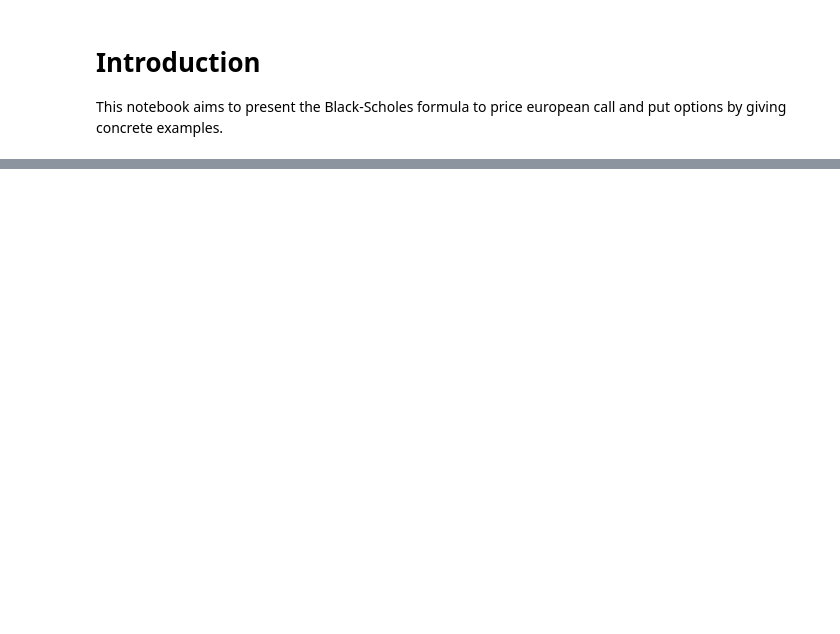
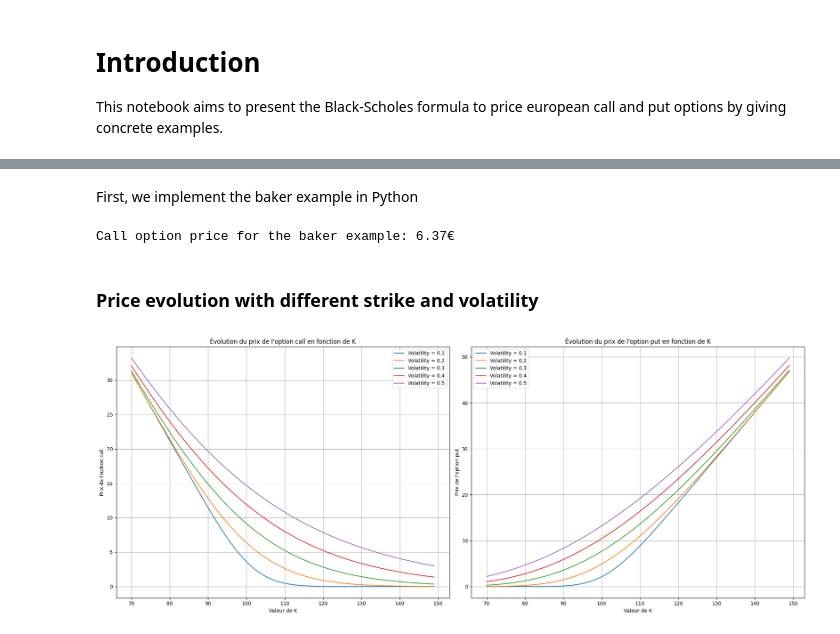
Before and after one commit to AmbroiseTHIBAULT/survey-ML-finance, a Jupyter notebook: options_pricing/notebooks/presentation_bs_formula.ipynb, the cells around one changed output, grey strips where cells are left out. Cells and saved outputs as stored; diff of their text form; code cells hidden in the pictures; blank space fills up the shorter version.

Commit message:
implement function to price call & put options and plotting price evolution for different values of K, vol and T

```diff
--- a/options_pricing/notebooks/presentation_bs_formula.ipynb
+++ b/options_pricing/notebooks/presentation_bs_formula.ipynb
@@ -178,0 +199,58 @@ So the price of our the call option, i.e the price to enter the contract, under
+# %%
+def bs_options_pricing(S, K, r, T, sigma, option_type='c'):
+    d1 = (np.log(S / K) + (r + 0.5 * sigma ** 2) * T) / (sigma * np.sqrt(T))
+    d2 = d1 - sigma * np.sqrt(T)
+    if option_type == 'c':
+        option_price = S * norm.cdf(d1) - K * np.exp(-r * T) * norm.cdf(d2)
+    elif option_type == 'p':
+        option_price = K * np.exp(-r * T) * norm.cdf(-d2) - S * norm.cdf(-d1)
+    return option_price
+# %% [markdown]
+First, we implement the baker example in Python
+# %%
+r = 0.03 # Risk free interest rate
+S= 100 # Current stock price
+K = 100 # Strike price
+sigma = 0.2 # Volatility
+T = 0.5 # Maturity in years
+# %%
+print(f'Call option price for the baker example: {round(bs_options_pricing(S, K, r, T, sigma, option_type="c"), 2)}€')
+# %% [output]
+Call option price for the baker example: 6.37€
+# %% [markdown]
+### Price evolution with different strike and volatility
+# %%
+import matplotlib.pyplot as plt
+
+
+K_values = range(70, 150, 1)
+volatility_values = np.arange(0.1, 0.6, 0.1)
+
+fig, (ax1, ax2) = plt.subplots(1, 2, figsize=(20, 8))
+
+
+for volatility in volatility_values:
+    call_prices = [bs_options_pricing(S, K, r, T, volatility, option_type='c') for K in K_values]
+    ax1.plot(K_values, call_prices, label=f'Volatility = {round(volatility, 2)}')
+
+ax1.set_xlabel('Valeur de K')
+ax1.set_ylabel("Prix de l'option call")
+ax1.set_title("Évolution du prix de l'option call en fonction de K")
+ax1.legend()
+ax1.grid(True)
+
+
+for volatility in volatility_values:
+    put_prices = [bs_options_pricing(S, K, r, T, volatility, option_type='p') for K in K_values]
+    ax2.plot(K_values, put_prices, label=f'Volatility = {round(volatility, 2)}')
+
+ax2.set_xlabel('Valeur de K')
+ax2.set_ylabel("Prix de l'option put")
+ax2.set_title("Évolution du prix de l'option put en fonction de K")
+ax2.legend()
+ax2.grid(True)
+
+plt.tight_layout()
+plt.show()
+# %% [output]
+[figure, added]
```
Also changed, not shown: parts of 8 cells of this notebook.
